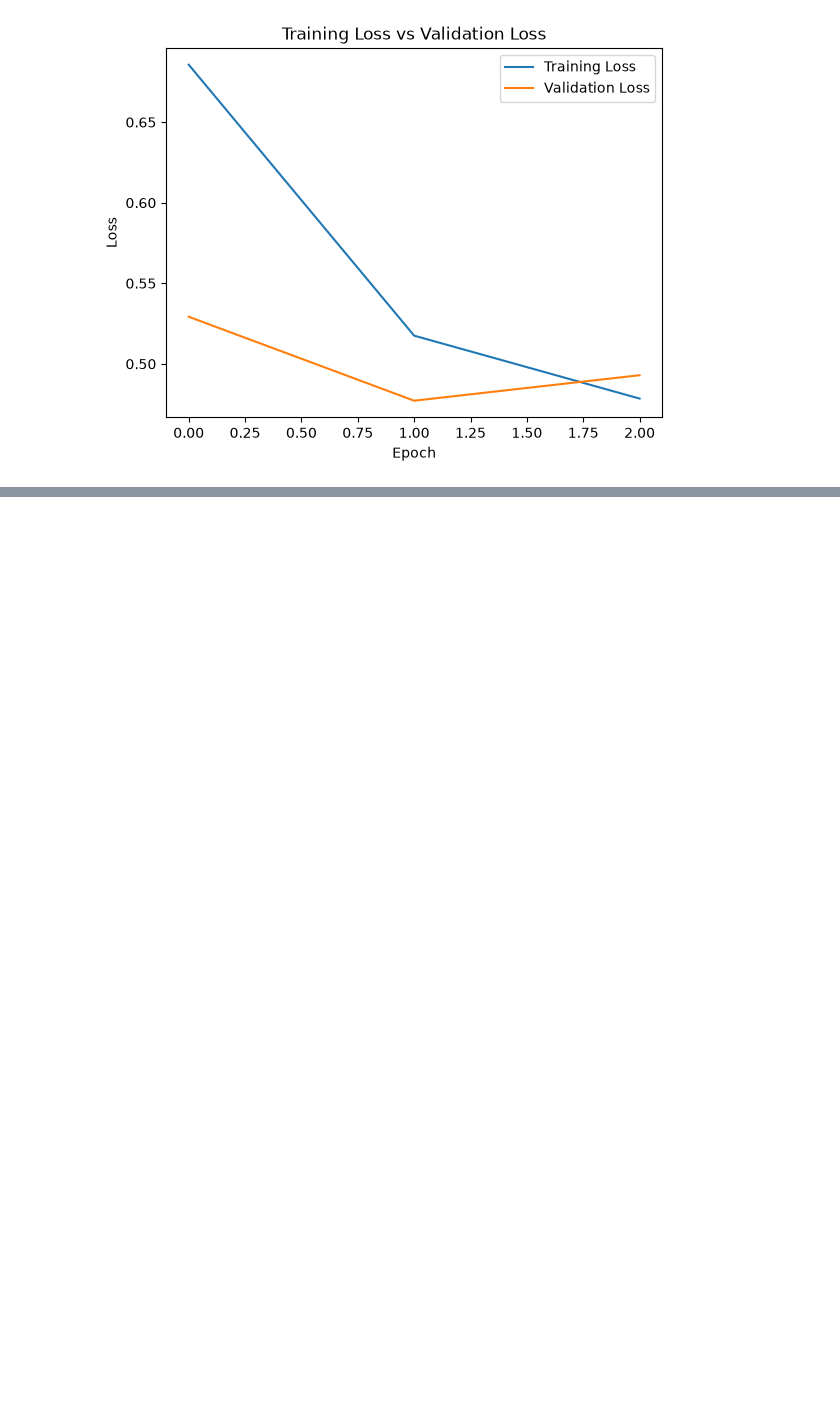
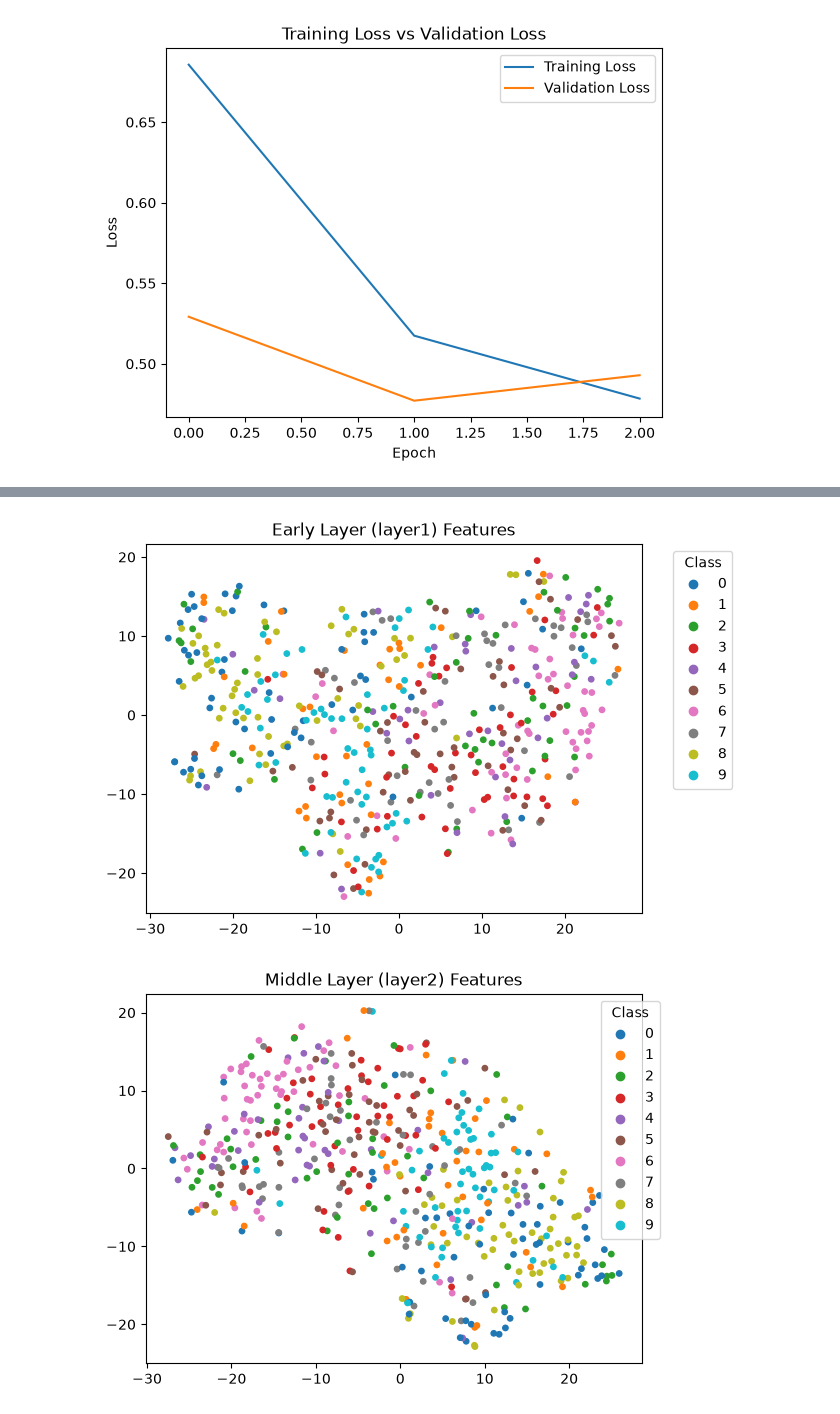
Before and after one commit to shujaabbasn/ATML, a Jupyter notebook: pa0/task1_resnet/task1.ipynb, the cells around one changed output, grey strips where cells are left out. Saved outputs shown, nothing was run; the diff lists cells and outputs as text; code cells hidden in the pictures; blank space fills up the shorter version.

```diff
--- a/pa0/task1_resnet/task1.ipynb
+++ b/pa0/task1_resnet/task1.ipynb
@@ -103,0 +216,29 @@ plt.show()
+# %%
+images,labels=next(iter(testing_loader))
+images=images.to(device)
+
+with torch.no_grad():
+    feature_extractor_model(images)
+
+early_features=early_layer_features[0].mean(dim=[2,3]).cpu().numpy()
+middle_features=middle_layer_features[0].mean(dim=[2,3]).cpu().numpy()
+late_features=late_layer_features[0].mean(dim=[2,3]).cpu().numpy()
+labels_array=labels.numpy()
+# %%
+from sklearn.manifold import TSNE
+
+def plot_layer_features(features,title,filename):
+    reduced=TSNE(n_components=2,random_state=42).fit_transform(features)
+    plt.figure()
+    scatter=plt.scatter(reduced[:,0],reduced[:,1],c=labels_array,cmap="tab10",s=15)
+    plt.title(title)
+    plt.legend(*scatter.legend_elements(),title="Class",bbox_to_anchor=(1.05,1))
+    plt.savefig(filename,bbox_inches="tight")
+    plt.show()
+
+plot_layer_features(early_features,"Early Layer (layer1) Features","tsne_early.png")
+plot_layer_features(middle_features,"Middle Layer (layer2) Features","tsne_middle.png")
+plot_layer_features(late_features,"Late Layer (layer4) Features","tsne_late.png")
+# %% [output]
+[figure, added]
+[figure, added]
```
Also changed, not shown: parts of 16 cells of this notebook, 4 other files.
